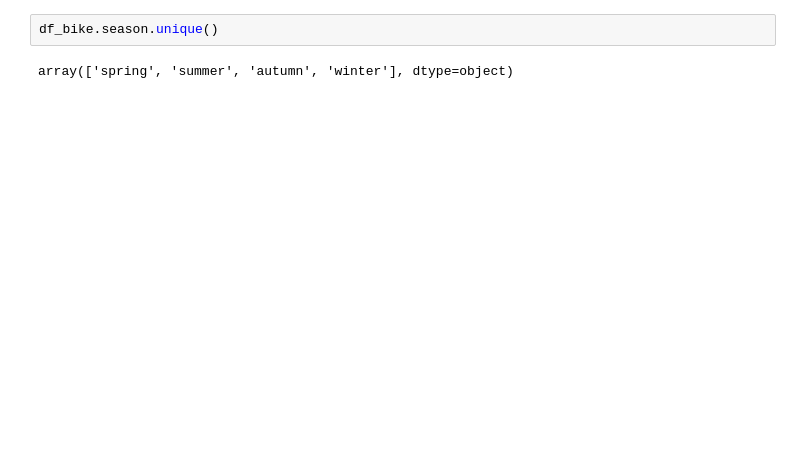
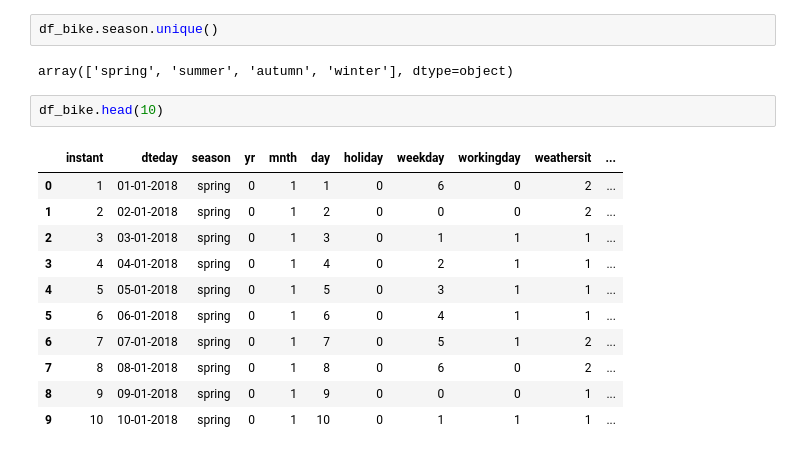
Before and after one commit to Adalab/project-da-promo-A-module-3-team-1, a Jupyter notebook: Proyecto.ipynb, the cells around one changed output. Drawn from its saved outputs; the diff is of its cells as text; blank space fills up the shorter version.

```diff
--- a/Proyecto.ipynb
+++ b/Proyecto.ipynb
@@ -53,3 +96,17 @@ dtype('int64')
 df_bike.season.unique()
 # %% [output]
 array(['spring', 'summer', 'autumn', 'winter'], dtype=object)
+# %%
+df_bike.head(10)
+# %% [output]
+|  | instant | dteday | season | yr | mnth | day | holiday | weekday | workingday | weathersit | ... |
+| 0 | 1 | 01-01-2018 | spring | 0 | 1 | 1 | 0 | 6 | 0 | 2 | ... |
+| 1 | 2 | 02-01-2018 | spring | 0 | 1 | 2 | 0 | 0 | 0 | 2 | ... |
+| 2 | 3 | 03-01-2018 | spring | 0 | 1 | 3 | 0 | 1 | 1 | 1 | ... |
+| 3 | 4 | 04-01-2018 | spring | 0 | 1 | 4 | 0 | 2 | 1 | 1 | ... |
+| 4 | 5 | 05-01-2018 | spring | 0 | 1 | 5 | 0 | 3 | 1 | 1 | ... |
+| 5 | 6 | 06-01-2018 | spring | 0 | 1 | 6 | 0 | 4 | 1 | 1 | ... |
+| 6 | 7 | 07-01-2018 | spring | 0 | 1 | 7 | 0 | 5 | 1 | 2 | ... |
+| 7 | 8 | 08-01-2018 | spring | 0 | 1 | 8 | 0 | 6 | 0 | 2 | ... |
+| 8 | 9 | 09-01-2018 | spring | 0 | 1 | 9 | 0 | 0 | 0 | 1 | ... |
+| 9 | 10 | 10-01-2018 | spring | 0 | 1 | 10 | 0 | 1 | 1 | 1 | ... |
```
Also changed, not shown: parts of 28 cells of this notebook.
